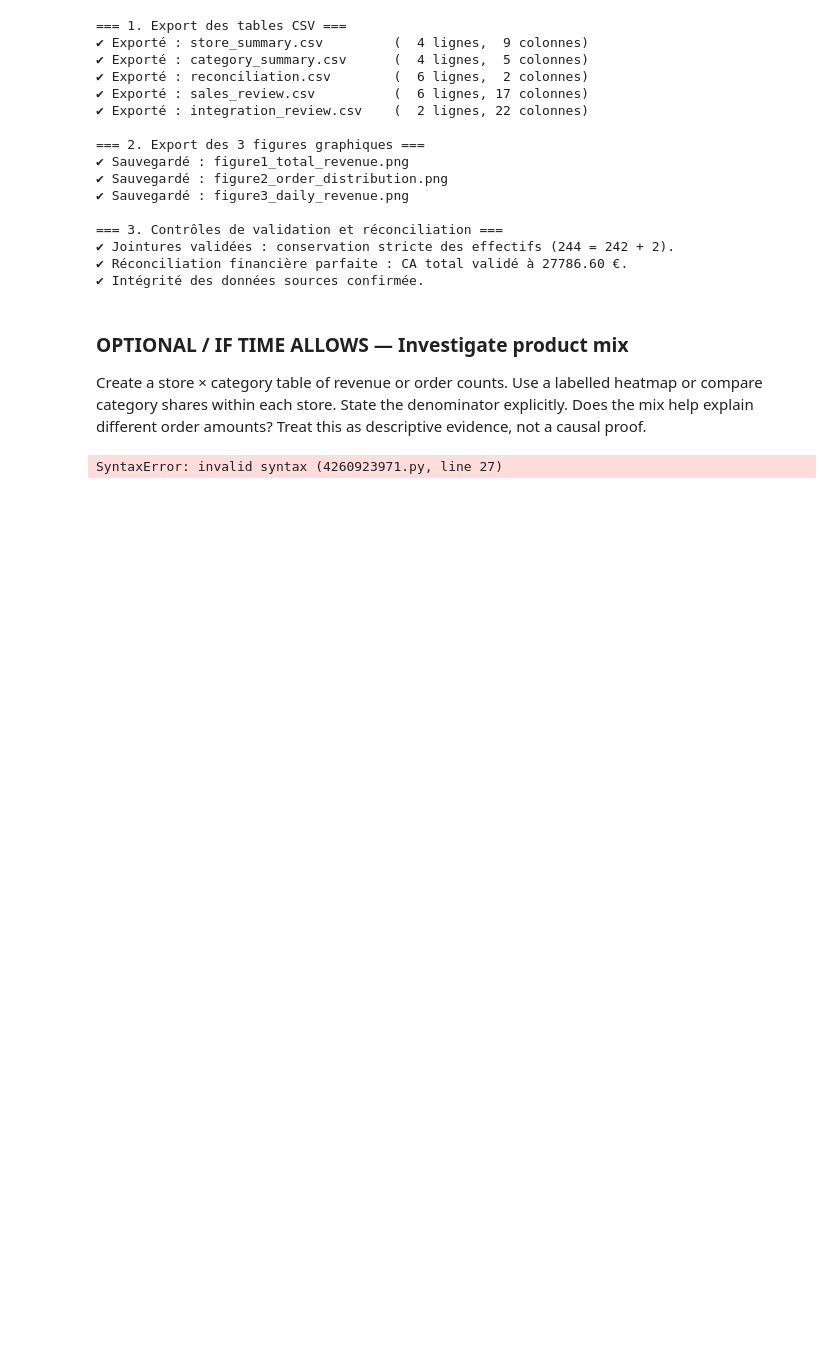
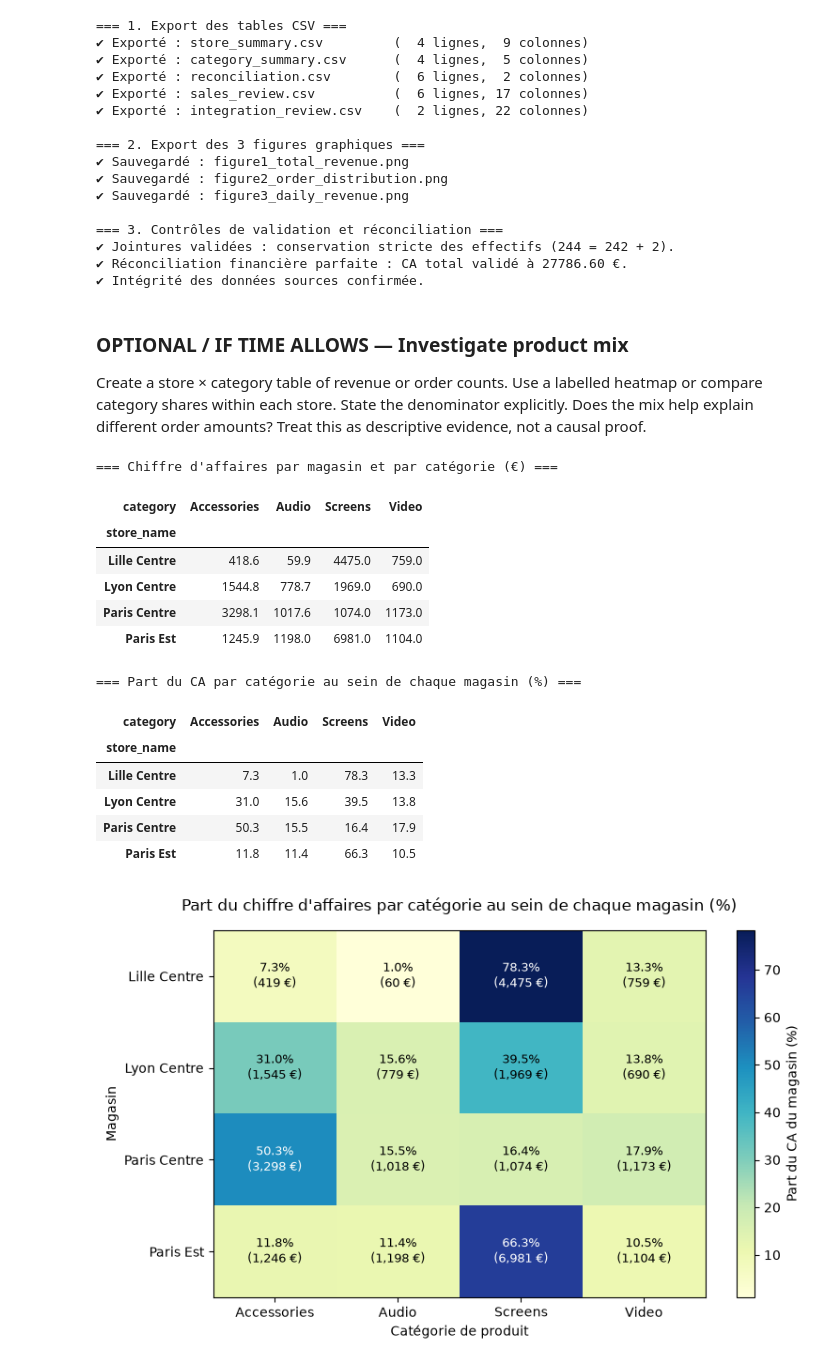
Before and after one commit to Lyes-Syel/INF4, a Jupyter notebook: notebooks/05-Data-Integration-Case-Study.ipynb, the cells around one changed output. Drawn from its saved outputs; the diff is of its cells as text; code cells hidden in the pictures; blank space fills up the shorter version.

```diff
--- a/notebooks/05-Data-Integration-Case-Study.ipynb
+++ b/notebooks/05-Data-Integration-Case-Study.ipynb
@@ -828,32 +828,47 @@ data_matrix = store_cat_pct.values
 
 im = ax_opt.imshow(data_matrix, cmap='YlGnBu', aspect='auto')
 
-Configuration des axes
+# Configuration des axes
+
 ax_opt.set_xticks(np.arange(len(store_cat_pct.columns)))
 ax_opt.set_yticks(np.arange(len(store_cat_pct.index)))
 ax_opt.set_xticklabels(store_cat_pct.columns, fontsize=10)
 ax_opt.set_yticklabels(store_cat_pct.index, fontsize=10)
 
 # Titres et étiquettes
 ax_opt.set_title("Part du chiffre d'affaires par catégorie au sein de chaque magasin (%)", pad=15)
 ax_opt.set_xlabel("Catégorie de produit")
 ax_opt.set_ylabel("Magasin")
 
 # Ajout des valeurs numériques dans chaque cellule de la heatmap
 for i in range(len(store_cat_pct.index)):
     for j in range(len(store_cat_pct.columns)):
         val_pct = data_matrix[i, j]
         val_eur = store_cat_revenue.values[i, j]
         color = "white" if val_pct > 40 else "black"
         ax_opt.text(j, i, f"{val_pct:.1f}%\n({val_eur:,.0f} €)",
                     ha="center", va="center", color=color, fontsize=9)
 
 # Barre de couleur (colorbar)
 cbar = fig_opt.colorbar(im, ax=ax_opt)
 cbar.set_label("Part du CA du magasin (%)")
 
 plt.tight_layout()
 fig_opt.savefig(OUT_DIR / "figure_optional_product_mix.png", dpi=300)
 plt.show()
 # %% [output]
-SyntaxError: invalid syntax (4260923971.py, line 27)
+=== Chiffre d'affaires par magasin et par catégorie (€) ===
+| category | Accessories | Audio | Screens | Video |
+| store_name |  |  |  |  |
+| Lille Centre | 418.6 | 59.9 | 4475.0 | 759.0 |
+| Lyon Centre | 1544.8 | 778.7 | 1969.0 | 690.0 |
+| Paris Centre | 3298.1 | 1017.6 | 1074.0 | 1173.0 |
+| Paris Est | 1245.9 | 1198.0 | 6981.0 | 1104.0 |
+=== Part du CA par catégorie au sein de chaque magasin (%) ===
+| category | Accessories | Audio | Screens | Video |
+| store_name |  |  |  |  |
+| Lille Centre | 7.3 | 1.0 | 78.3 | 13.3 |
+| Lyon Centre | 31.0 | 15.6 | 39.5 | 13.8 |
+| Paris Centre | 50.3 | 15.5 | 16.4 | 17.9 |
+| Paris Est | 11.8 | 11.4 | 66.3 | 10.5 |
+[figure, added]
```
